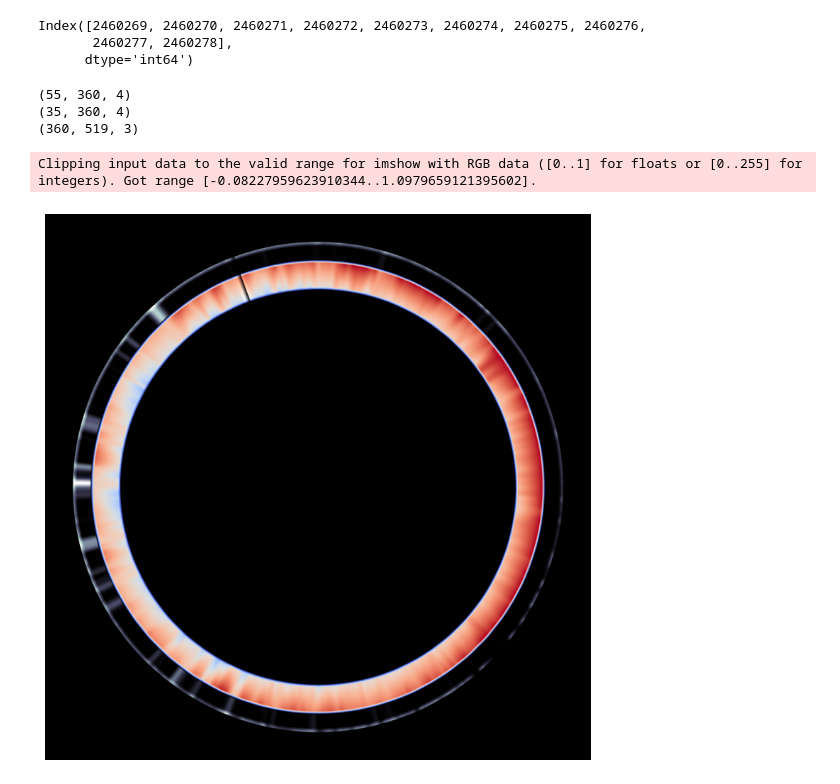
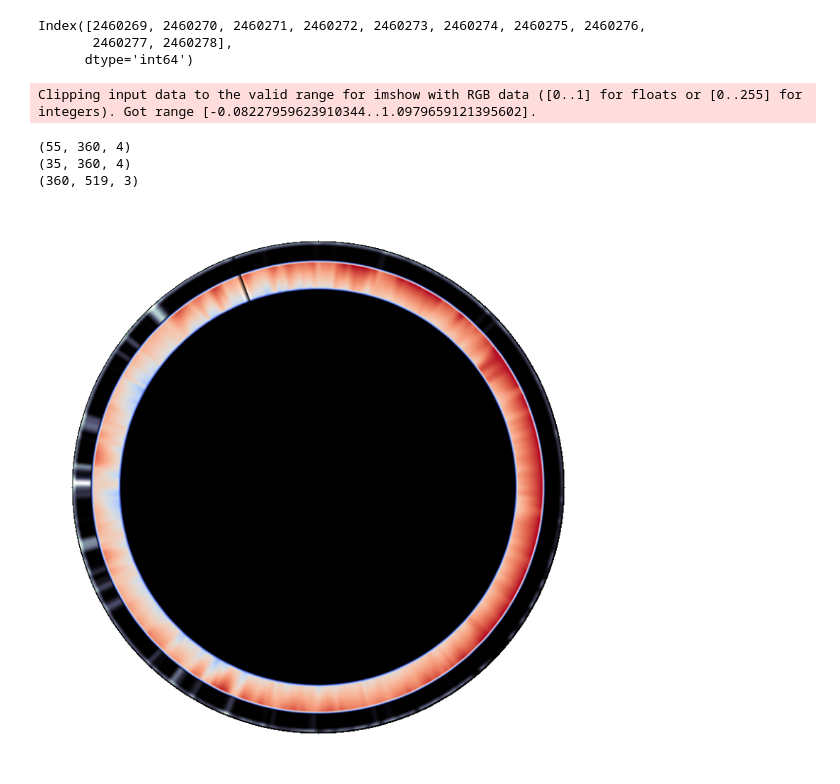
Before and after one commit to gamayos/pcf12-ecomandala, a Jupyter notebook: engine/main.ipynb, the cells around one changed output. Saved outputs shown, nothing was run; the diff lists cells and outputs as text; code cells hidden in the pictures.

```diff
--- a/engine/main.ipynb
+++ b/engine/main.ipynb
@@ -149,41 +116,50 @@ Index([2460269, 2460270, 2460271, 2460272, 2460273, 2460274, 2460275, 2460276,
 # %%
 import numpy as np
 from skimage import transform
 
 import datautils as du
 importlib.reload(du)
 
 ttmat = du.render_temperature(args)
 print(ttmat.shape)
 
 ptmat = du.render_precipitation(args)
 print(ptmat.shape)
 
 buff = np.array([0,0,0,1])[None,None,:] * np.ones((4,360))[:,:,None]
 buff0 = np.array([0,0,0,1])[None,None,:] * np.ones((48,360))[:,:,None]
 buff1 = np.array([0,0,0,1])[None,None,:] * np.ones((377,360))[:,:,None]
 
-mmat = np.r_[buff0,buff,ptmat,ttmat,buff1] #,bbands[::-1],buff1]
-mmmat = mmat.transpose((1,0,2))[::-1,::-1,:3]
+mmmat = np.r_[buff0,buff,ptmat,ttmat,buff1].transpose((1,0,2))[::-1,::-1,:3]
 print(mmmat.shape)
 
 mandala1 = du.topolar(mmmat)
-mandala1 = transform.rotate(mandala1, 200) #[:,::-1]
+mandala1 = transform.rotate(mandala1, 200)
+
+# Create a mask for the circle
+h, w = mandala1.shape[:2]
+center = (h // 2, w // 2)
+radius = 361
+Y, X = np.ogrid[:h, :w]
+dist_from_center = np.sqrt((X - center[1])**2 + (Y - center[0])**2)
+mask = dist_from_center <= radius
+
+# Apply the mask to the alpha channel
+alpha_channel = np.ones_like(mandala1[..., 0])
+alpha_channel[~mask] = 0
+mandala1 = np.dstack((mandala1, alpha_channel))
 
 fig = plt.figure(figsize=(10,10))
 plt.imshow(mandala1)
-# make the plot square and take up the whole space
-#plt.gca().set_aspect('equal', adjustable='box')
 plt.axis('off')
-#plt.tight_layout()
 fig.savefig('/Users/gamayos/Downloads/test.png', format='png', dpi=100, bbox_inches='tight', pad_inches=0, transparent=True)
 plt.show()
 # %% [output]
-(55, 360, 4)
-(35, 360, 4)
-(360, 519, 3)
+Clipping input data to the valid range for imshow with RGB data ([0..1] for floats or [0..255] for integers). Got range [-0.08227959623910344..1.0979659121395602].
-Clipping input data to the valid range for imshow with RGB data ([0..1] for floats or [0..255] for integers). Got range [-0.08227959623910344..1.0979659121395602].
+(55, 360, 4)
+(35, 360, 4)
+(360, 519, 3)
-[figure, old version]
+[figure, new version]
 # %%
 from icecream import ic
 import json, requests
```
Also changed, not shown: parts of 2 cells of this notebook.
